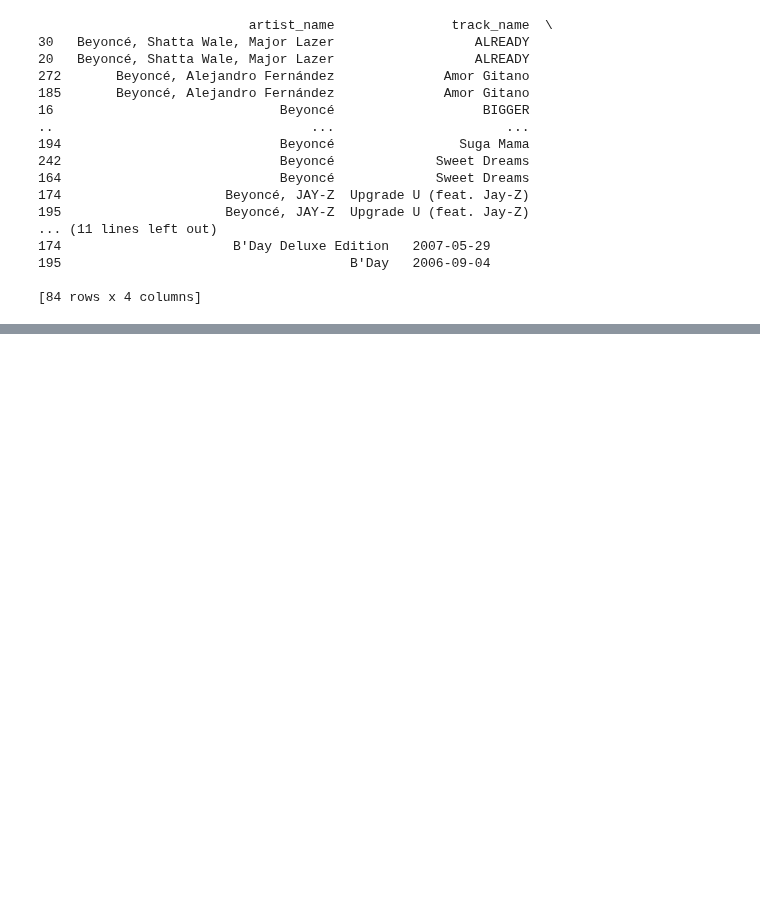
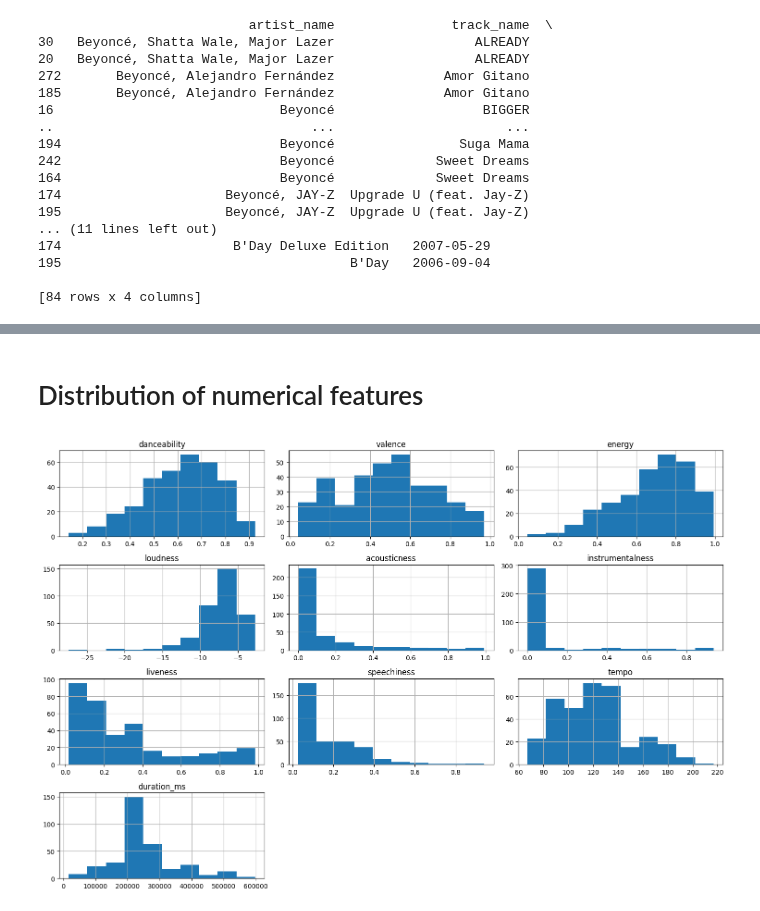
Before and after one commit to SanjilaGangaju/ExploratoryDataAnalysis_usingPython, a Jupyter notebook: beyoncetrack.ipynb, the cells around one changed output, grey strips where cells are left out. Cells and saved outputs as stored; diff of their text form; code cells hidden in the pictures; blank space fills up the shorter version.

Commit message:
Kaggle Notebook | BeyonceTrack | Version 3

```diff
--- a/beyoncetrack.ipynb
+++ b/beyoncetrack.ipynb
@@ -139,3 +140,5 @@ df_duplicate_track.head()
 | 272 | Beyoncé, Alejandro Fernández | Amor Gitano | Irreemplazable | False | pop, r&b | 2007-08-27 | 2N1D0rf5uu3kYLxgEXWB8E | 0.390 | ... |
 | 185 | Beyoncé, Alejandro Fernández | Amor Gitano | B'Day Deluxe Edition | False | pop, r&b | 2007-05-29 | 1Kd5Qj9kicqjCw1BjWRzH0 | 0.491 | ... |
 | 16 | Beyoncé | BIGGER | The Lion King: The Gift [Deluxe E... | False | pop, r&b | 2020-07-31 | 0gdOcxvPU37ADE7vPkgQsv | 0.509 | ... |
+# %%
+data.drop(['track_id'],axis=1,inplace=True)
@@ -141,0 +154,3 @@ df_duplicate_track.head()
+# %%
+#data wrangling
+data['release_date']=pd.to_datetime(data['release_date'])
@@ -141,0 +172,10 @@ df_duplicate_track.head()
+# %% [markdown]
+# Distribution of numerical features
+# %%
+num_cols= ['danceability', 'valence', 'energy', 'loudness', 'acousticness',
+            'instrumentalness', 'liveness', 'speechiness', 'tempo', 'duration_ms']
+data[num_cols].hist(figsize=(15, 10))
+plt.tight_layout()
+plt.show()
+# %% [output]
+[figure, added]
```
Also changed, not shown: parts of 3 cells of this notebook.
